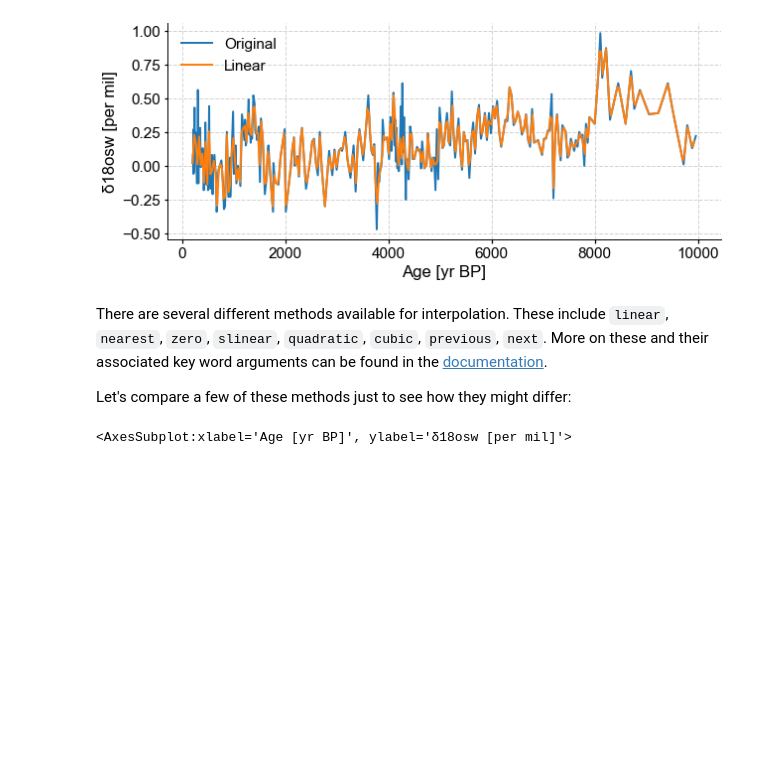
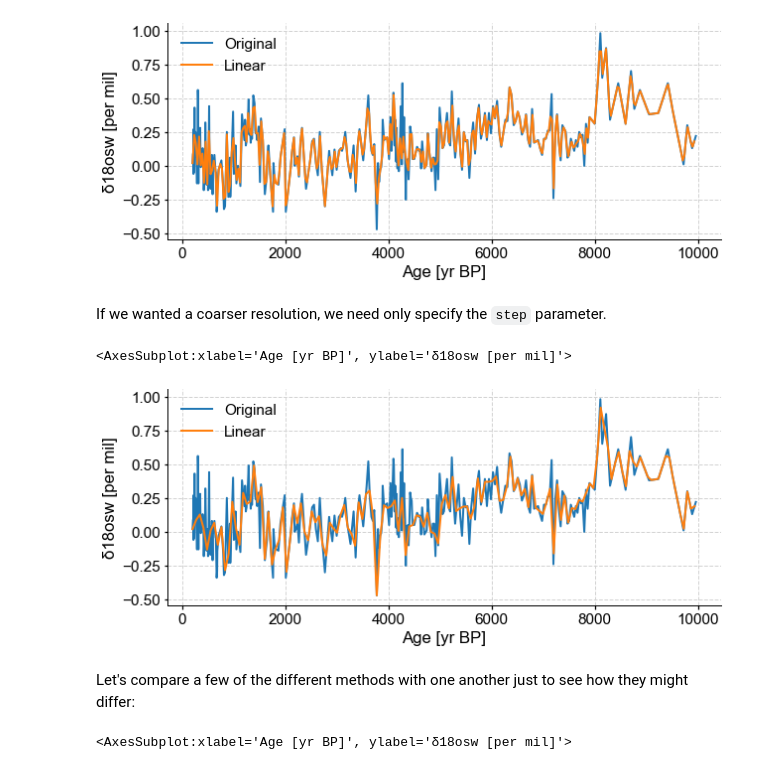
Before and after one commit to LinkedEarth/PyleoTutorials, a Jupyter notebook: notebooks/L1_uniform_time_sampling.ipynb, the cells around one changed output. Saved outputs shown, nothing was run; the diff lists cells and outputs as text; code cells hidden in the pictures; blank space fills up the shorter version.

Commit message:
uniform time sampling notebook update
clarified what interp and gkernel do

```diff
--- a/notebooks/L1_uniform_time_sampling.ipynb
+++ b/notebooks/L1_uniform_time_sampling.ipynb
@@ -90,10 +102,18 @@ d18Osw_linear.plot(ax=ax,label='Linear')
 # %% [output]
 <AxesSubplot:xlabel='Age [yr BP]', ylabel='δ18osw [per mil]'>
 [figure]
-# %% [markdown]
-There are several different methods available for interpolation. These include `linear`, `nearest`, `zero`, `slinear`, `quadratic`, `cubic`, `previous`, `next`. More on these and their associated key word arguments can be found in the [documentation](https://pyleoclim-util.readthedocs.io/en/latest/core/api.html#pyleoclim.core.series.Series.interp).
-
-Let's compare a few of these methods just to see how they might differ:
+# %% [markdown]
+If we wanted a coarser resolution, we need only specify the `step` parameter.
+# %%
+d18Osw_linear = d18Osw.interp(step=70)
+# %%
+fig, ax = d18Osw.plot(label='Original')
+d18Osw_linear.plot(ax=ax,label='Linear')
+# %% [output]
+<AxesSubplot:xlabel='Age [yr BP]', ylabel='δ18osw [per mil]'>
+[figure, added]
+# %% [markdown]
+Let's compare a few of the different methods with one another just to see how they might differ:
 # %%
 d18Osw_quadratic=d18Osw.interp(method='quadratic')
 d18Osw_next = d18Osw.interp(method='next')
```
Also changed, not shown: parts of 5 cells of this notebook.
